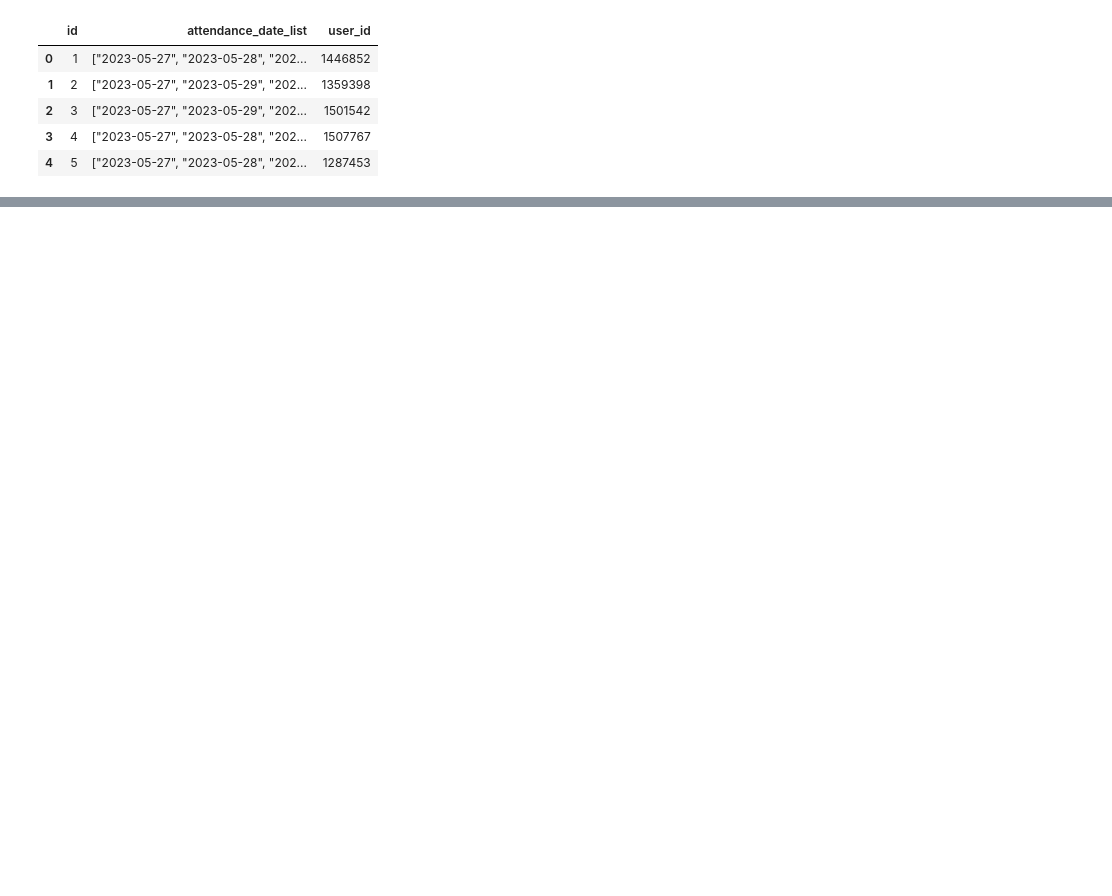
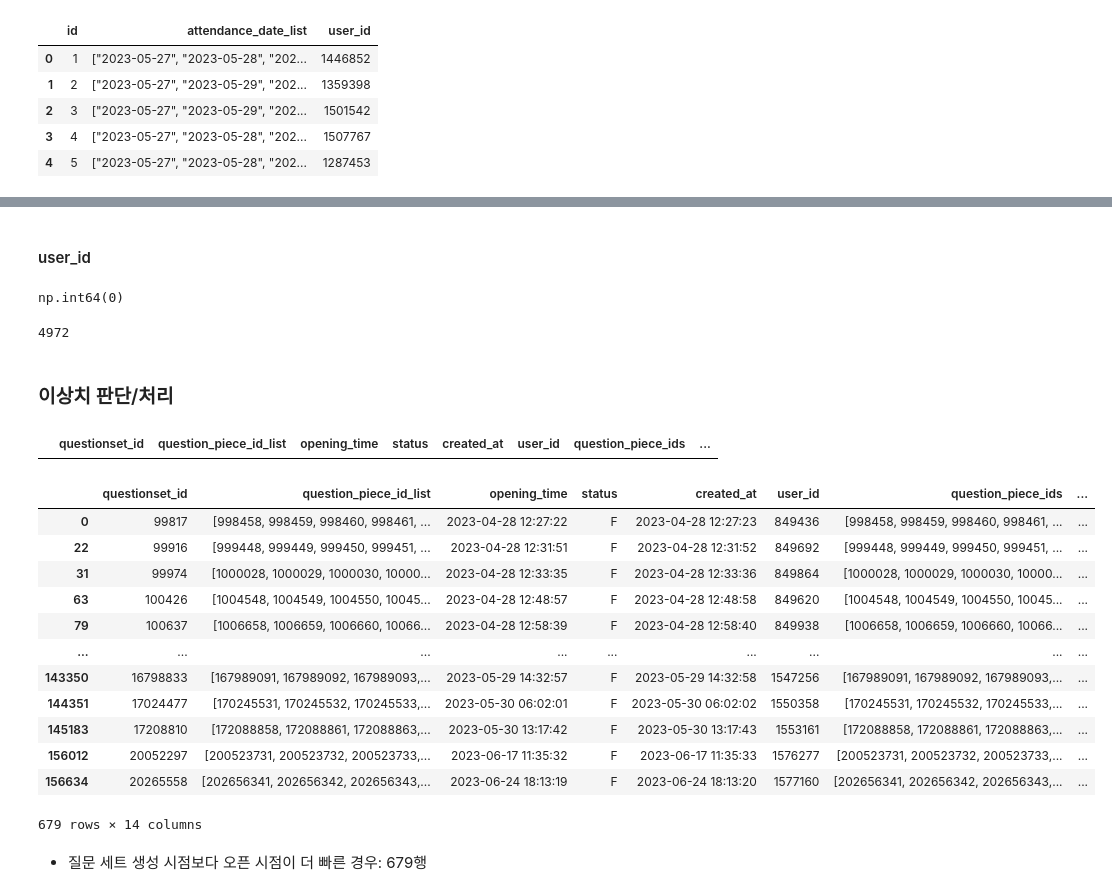
Before and after one commit to DA15-Lab/team3-ping-analytics, a Jupyter notebook: notebooks/Sooyong_analysis.ipynb, the cells around one changed output, grey strips where cells are left out. Cells and saved outputs as stored; diff of their text form; code cells hidden in the pictures; blank space fills up the shorter version.

```diff
--- a/notebooks/Sooyong_analysis.ipynb
+++ b/notebooks/Sooyong_analysis.ipynb
@@ -174,0 +1679,69 @@ np.int64(677085)
+# %% [markdown]
+#### user_id
+# %%
+questionset_base['user_id'].isna().sum()
+# %% [output]
+np.int64(0)
+# %%
+questionset_base['user_id'].nunique()
+# %% [output]
+4972
+# %% [markdown]
+### 이상치 판단/처리
+# %%
+# 리스트를 제외한 컬럼에서의 중복 체크
+
+# 리스트 튜플화
+questionset_base["question_piece_tuple"] = (
+    questionset_base["question_piece_ids"]
+    .apply(tuple)
+)
+
+normalized_columns = [
+    "user_id",
+    "question_piece_tuple",
+    "opening_time",
+    "status",
+    "created_at",
+]
+
+# questionset_id만 다르고 실제 내용이 같은 경우
+questionset_base[
+    questionset_base.duplicated(
+        subset=normalized_columns
+    )]
+# %% [output]
+|  | questionset_id | question_piece_id_list | opening_time | status | created_at | user_id | question_piece_ids | ... |
+# %%
+# created_at, opening_time 비교
+
+# 차이
+questionset_base["opening_delay_seconds"] = (
+    questionset_base["opening_time"]
+    - questionset_base["created_at"]
+).dt.total_seconds()
+
+# 차이가 0 미만인 경우 이상치
+questionset_base["opening_before_created"] = (
+    questionset_base[
+        "opening_delay_seconds"
+    ] < 0
+)
+
+questionset_base[questionset_base["opening_before_created"]]
+# %% [output]
+|  | questionset_id | question_piece_id_list | opening_time | status | created_at | user_id | question_piece_ids | ... |
+| 0 | 99817 | [998458, 998459, 998460, 998461, ... | 2023-04-28 12:27:22 | F | 2023-04-28 12:27:23 | 849436 | [998458, 998459, 998460, 998461, ... | ... |
+| 22 | 99916 | [999448, 999449, 999450, 999451, ... | 2023-04-28 12:31:51 | F | 2023-04-28 12:31:52 | 849692 | [999448, 999449, 999450, 999451, ... | ... |
+| 31 | 99974 | [1000028, 1000029, 1000030, 10000... | 2023-04-28 12:33:35 | F | 2023-04-28 12:33:36 | 849864 | [1000028, 1000029, 1000030, 10000... | ... |
+| 63 | 100426 | [1004548, 1004549, 1004550, 10045... | 2023-04-28 12:48:57 | F | 2023-04-28 12:48:58 | 849620 | [1004548, 1004549, 1004550, 10045... | ... |
+| 79 | 100637 | [1006658, 1006659, 1006660, 10066... | 2023-04-28 12:58:39 | F | 2023-04-28 12:58:40 | 849938 | [1006658, 1006659, 1006660, 10066... | ... |
+| ... | ... | ... | ... | ... | ... | ... | ... | ... |
+| 143350 | 16798833 | [167989091, 167989092, 167989093,... | 2023-05-29 14:32:57 | F | 2023-05-29 14:32:58 | 1547256 | [167989091, 167989092, 167989093,... | ... |
+| 144351 | 17024477 | [170245531, 170245532, 170245533,... | 2023-05-30 06:02:01 | F | 2023-05-30 06:02:02 | 1550358 | [170245531, 170245532, 170245533,... | ... |
+| 145183 | 17208810 | [172088858, 172088861, 172088863,... | 2023-05-30 13:17:42 | F | 2023-05-30 13:17:43 | 1553161 | [172088858, 172088861, 172088863,... | ... |
+| 156012 | 20052297 | [200523731, 200523732, 200523733,... | 2023-06-17 11:35:32 | F | 2023-06-17 11:35:33 | 1576277 | [200523731, 200523732, 200523733,... | ... |
+| 156634 | 20265558 | [202656341, 202656342, 202656343,... | 2023-06-24 18:13:19 | F | 2023-06-24 18:13:20 | 1577160 | [202656341, 202656342, 202656343,... | ... |
+679 rows × 14 columns
+# %% [markdown]
+- 질문 세트 생성 시점보다 오픈 시점이 더 빠른 경우: 679행
```
Also changed, not shown: parts of 145 cells of this notebook, 1 other file.
